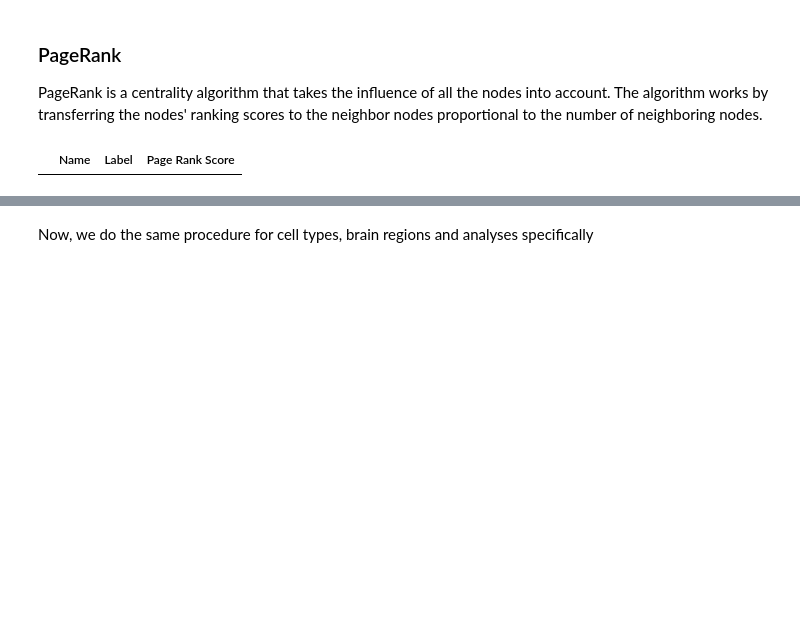
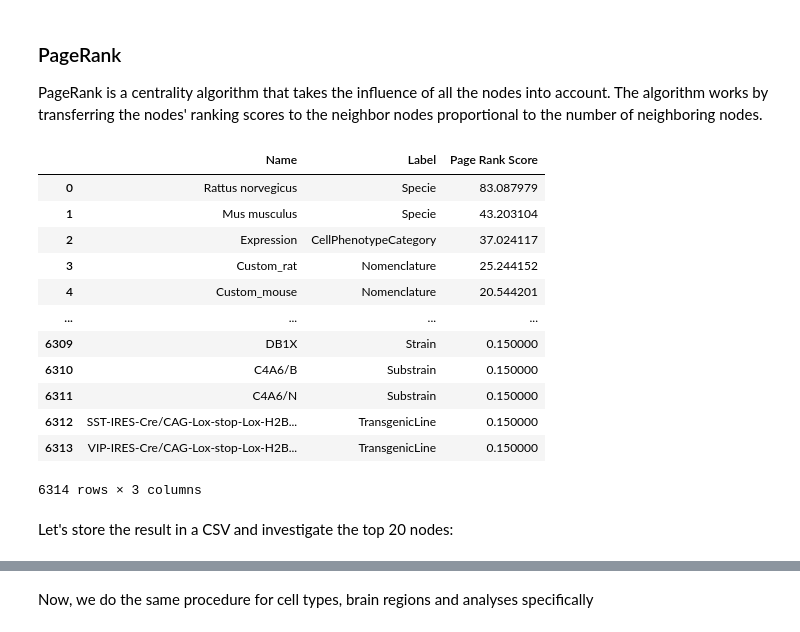
Before and after one commit to marenpg/jupyter_basal_ganglia, a Jupyter notebook: 2. Extending the data with extracted information - GraphAnalysis/1. General information search.ipynb, the cells around one changed output, grey strips where cells are left out. Drawn from its saved outputs; the diff is of its cells as text; code cells hidden in the pictures; blank space fills up the shorter version.

```diff
--- a/2. Extending the data with extracted information - GraphAnalysis/1. General information search.ipynb
+++ b/2. Extending the data with extracted information - GraphAnalysis/1. General information search.ipynb
@@ -138,7 +153,7 @@ with driver.session() as session:
     """)
 
     for rec in res:
-        label_prop_table.append([rec["louvainId"], rec["size"]])
+        label_prop_table.append([rec["louvainId"], rec["members"]])
 
 pd.DataFrame(label_prop_table, columns=["Louvain Id", "Size"])
 # %% [output]
@@ -158,11 +185,11 @@ with driver.session() as session:
           }
         )
         YIELD nodeId, communityId, intermediateCommunityIds
-        RETURN communityId, COUNT(DISTINCT nodeId) AS members, intermediateCommunityIds ORDER BY members DESC
+        RETURN communityId AS louvainId, COUNT(DISTINCT nodeId) AS members, intermediateCommunityIds ORDER BY members DESC
     """)
 
     for rec in res:
-        label_prop_table.append([rec["louvainId"], rec["size"]])
+        label_prop_table.append([rec["louvainId"], rec["members"]])
 
 pd.DataFrame(label_prop_table, columns=["Louvain Id", "Size"])
 # %% [output]
@@ -181,6 +220,15 @@ with driver.session() as session:
           }
         )
     """)
+    session.run("""
+        CALL gds.louvain.write(
+          'all-nodes',
+          {
+            includeIntermediateCommunities: true,
+            writeProperty: 'louvain-intermediate'
+          }
+        )
+    """)
 # %% [markdown]
 As with Label propagation, we'll find the labels that are included in the largest communitites
 # %% [markdown]
@@ -197,19 +245,32 @@ PageRank is a centrality algorithm that takes the influence of all the nodes int
 # %%
 import pandas as pd
 
 label_prop_table = []
 with driver.session() as session:
     res = session.run("""
         CALL gds.pageRank.stream('all-nodes')
         YIELD nodeId, score
-        RETURN gds.util.asNode(nodeId).name AS name, labels(gds.util.asNode(nodeId)) as label, score
+        RETURN gds.util.asNode(nodeId).name AS name, labels(gds.util.asNode(nodeId))[0] as label, score
         ORDER BY score DESC
-        LIMIT 100
     """)
 
     for rec in res:
         label_prop_table.append([rec["name"], rec["label"], rec["score"]])
 
 pd.DataFrame(label_prop_table, columns=["Name", "Label", "Page Rank Score"])
 # %% [output]
 |  | Name | Label | Page Rank Score |
+| 0 | Rattus norvegicus | Specie | 83.087979 |
+| 1 | Mus musculus | Specie | 43.203104 |
+| 2 | Expression | CellPhenotypeCategory | 37.024117 |
+| 3 | Custom_rat | Nomenclature | 25.244152 |
+| 4 | Custom_mouse | Nomenclature | 20.544201 |
+| ... | ... | ... | ... |
+| 6309 | DB1X | Strain | 0.150000 |
+| 6310 | C4A6/B | Substrain | 0.150000 |
+| 6311 | C4A6/N | Substrain | 0.150000 |
+| 6312 | SST-IRES-Cre/CAG-Lox-stop-Lox-H2B... | TransgenicLine | 0.150000 |
+| 6313 | VIP-IRES-Cre/CAG-Lox-stop-Lox-H2B... | TransgenicLine | 0.150000 |
+6314 rows × 3 columns
+# %% [markdown]
+Let's store the result in a CSV and investigate the top 20 nodes:
```
Also changed, not shown: parts of 78 cells of this notebook, 13 other files.
